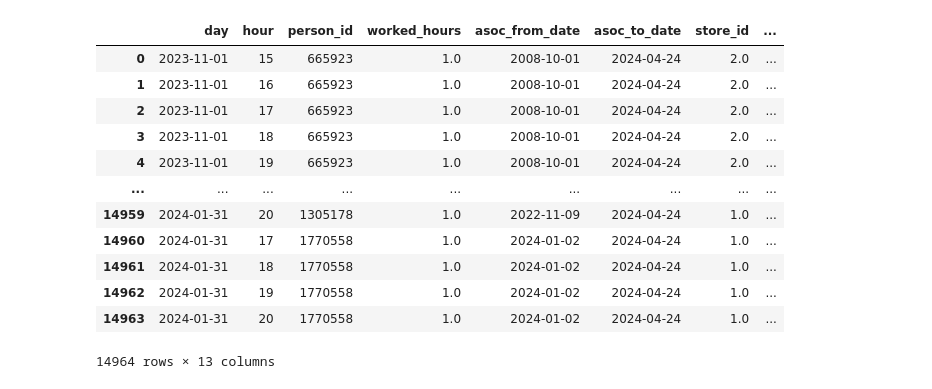
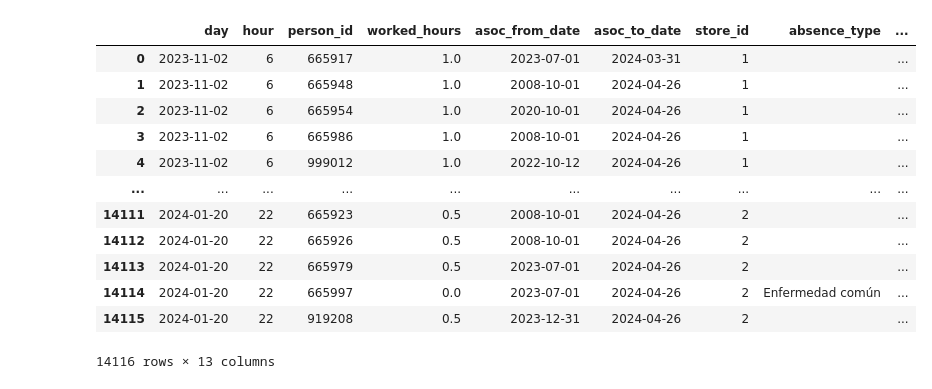
Before and after one commit to GoodGuyPat/orquest-test, a Jupyter notebook: python_jobs/work_calendar.ipynb, the cells around one changed output. Saved outputs shown, nothing was run; the diff lists cells and outputs as text; code cells hidden in the pictures.

```diff
--- a/python_jobs/work_calendar.ipynb
+++ b/python_jobs/work_calendar.ipynb
@@ -151,3 +136,4 @@ work_cal_incidences = work_cal_incidences[(work_cal_incidences['day'] >= work_ca
 # %%
-work_cal_incidences = pd.merge(work_cal, work_cal_incidences[['day','hour','person_id','type_name','inc_from_date','inc_to_date']], how='left', on=['day','hour','person_id'])
+# Bring matches to original Hours table
+hours_associations_incidences = pd.merge(hours_associations, hours_associations_incidences[['day','hour','person_id','type_name','inc_from_date','inc_to_date']], how='left', on=['day','hour','person_id'])
 # %%
@@ -179,2 +155,4 @@ work_cal_incidences.sort_values(by=['day','person_id','hour'],inplace=True)
 # %%
-work_cal_incidences['type_name'] = work_cal_incidences['type_name'].fillna('')
+# Tidy up our absence name column, and add a flag for absent
+hours_associations_incidences['type_name'] = hours_associations_incidences['type_name'].fillna('')
+hours_associations_incidences['was_absent'] = hours_associations_incidences.apply(lambda x: False if x['type_name'] == '' else True, axis=1)
@@ -183,2 +159,8 @@ work_cal_incidences['was_absent'] = work_cal_incidences.apply(lambda x: False if
 # %%
-work_cal_incidences['planned_hours'] = work_cal_incidences['worked_hours']
+# The hours table contains the work planning for every person_id,
+# but the name of the 'worked_hours' is misleading.
+# We will create a new 'worked_hours' column that takes absences into account,
+# and will use the current values as 'planned_hours'
+hours_associations_incidences['planned_hours'] = hours_associations_incidences['worked_hours']
+hours_associations_incidences['worked_hours'] = hours_associations_incidences.apply(lambda x: x['planned_hours'] if x['was_absent'] == False else 0, axis=1)
+hours_associations_incidences.rename(columns={'type_name':'absence_type'},inplace=True)
@@ -189 +167,4 @@ work_cal_incidences.rename(columns={'type_name':'absence_type'},inplace=True)
+# %%
+# Adding auxiliary datetime column to consolidate the time dimension and assist BI engines
+hours_associations_incidences['date_time'] = hours_associations_incidences['day'] + pd.to_timedelta(hours_associations_incidences['hour'], unit='h')
 # %%
@@ -191,16 +172,16 @@ work_cal_incidences.to_csv('work_cal_incidences.csv',index=False)
 # %%
-work_cal_incidences
+hours_associations_incidences
 # %% [output]
-|  | day | hour | person_id | worked_hours | asoc_from_date | asoc_to_date | store_id | ... |
-| 0 | 2023-11-01 | 15 | 665923 | 1.0 | 2008-10-01 | 2024-04-24 | 2.0 | ... |
-| 1 | 2023-11-01 | 16 | 665923 | 1.0 | 2008-10-01 | 2024-04-24 | 2.0 | ... |
-| 2 | 2023-11-01 | 17 | 665923 | 1.0 | 2008-10-01 | 2024-04-24 | 2.0 | ... |
-| 3 | 2023-11-01 | 18 | 665923 | 1.0 | 2008-10-01 | 2024-04-24 | 2.0 | ... |
-| 4 | 2023-11-01 | 19 | 665923 | 1.0 | 2008-10-01 | 2024-04-24 | 2.0 | ... |
-| ... | ... | ... | ... | ... | ... | ... | ... | ... |
-| 14959 | 2024-01-31 | 20 | 1305178 | 1.0 | 2022-11-09 | 2024-04-24 | 1.0 | ... |
-| 14960 | 2024-01-31 | 17 | 1770558 | 1.0 | 2024-01-02 | 2024-04-24 | 1.0 | ... |
-| 14961 | 2024-01-31 | 18 | 1770558 | 1.0 | 2024-01-02 | 2024-04-24 | 1.0 | ... |
-| 14962 | 2024-01-31 | 19 | 1770558 | 1.0 | 2024-01-02 | 2024-04-24 | 1.0 | ... |
-| 14963 | 2024-01-31 | 20 | 1770558 | 1.0 | 2024-01-02 | 2024-04-24 | 1.0 | ... |
+|  | day | hour | person_id | worked_hours | asoc_from_date | asoc_to_date | store_id | absence_type | ... |
+| 0 | 2023-11-02 | 6 | 665917 | 1.0 | 2023-07-01 | 2024-03-31 | 1 |  | ... |
+| 1 | 2023-11-02 | 6 | 665948 | 1.0 | 2008-10-01 | 2024-04-26 | 1 |  | ... |
+| 2 | 2023-11-02 | 6 | 665954 | 1.0 | 2020-10-01 | 2024-04-26 | 1 |  | ... |
+| 3 | 2023-11-02 | 6 | 665986 | 1.0 | 2008-10-01 | 2024-04-26 | 1 |  | ... |
+| 4 | 2023-11-02 | 6 | 999012 | 1.0 | 2022-10-12 | 2024-04-26 | 1 |  | ... |
+| ... | ... | ... | ... | ... | ... | ... | ... | ... | ... |
+| 14111 | 2024-01-20 | 22 | 665923 | 0.5 | 2008-10-01 | 2024-04-26 | 2 |  | ... |
+| 14112 | 2024-01-20 | 22 | 665926 | 0.5 | 2008-10-01 | 2024-04-26 | 2 |  | ... |
+| 14113 | 2024-01-20 | 22 | 665979 | 0.5 | 2023-07-01 | 2024-04-26 | 2 |  | ... |
+| 14114 | 2024-01-20 | 22 | 665997 | 0.0 | 2023-07-01 | 2024-04-26 | 2 | Enfermedad común | ... |
+| 14115 | 2024-01-20 | 22 | 919208 | 0.5 | 2023-12-31 | 2024-04-26 | 2 |  | ... |
-14964 rows × 13 columns
+14116 rows × 13 columns
```
Also changed, not shown: parts of 29 cells of this notebook, 3 other files.
